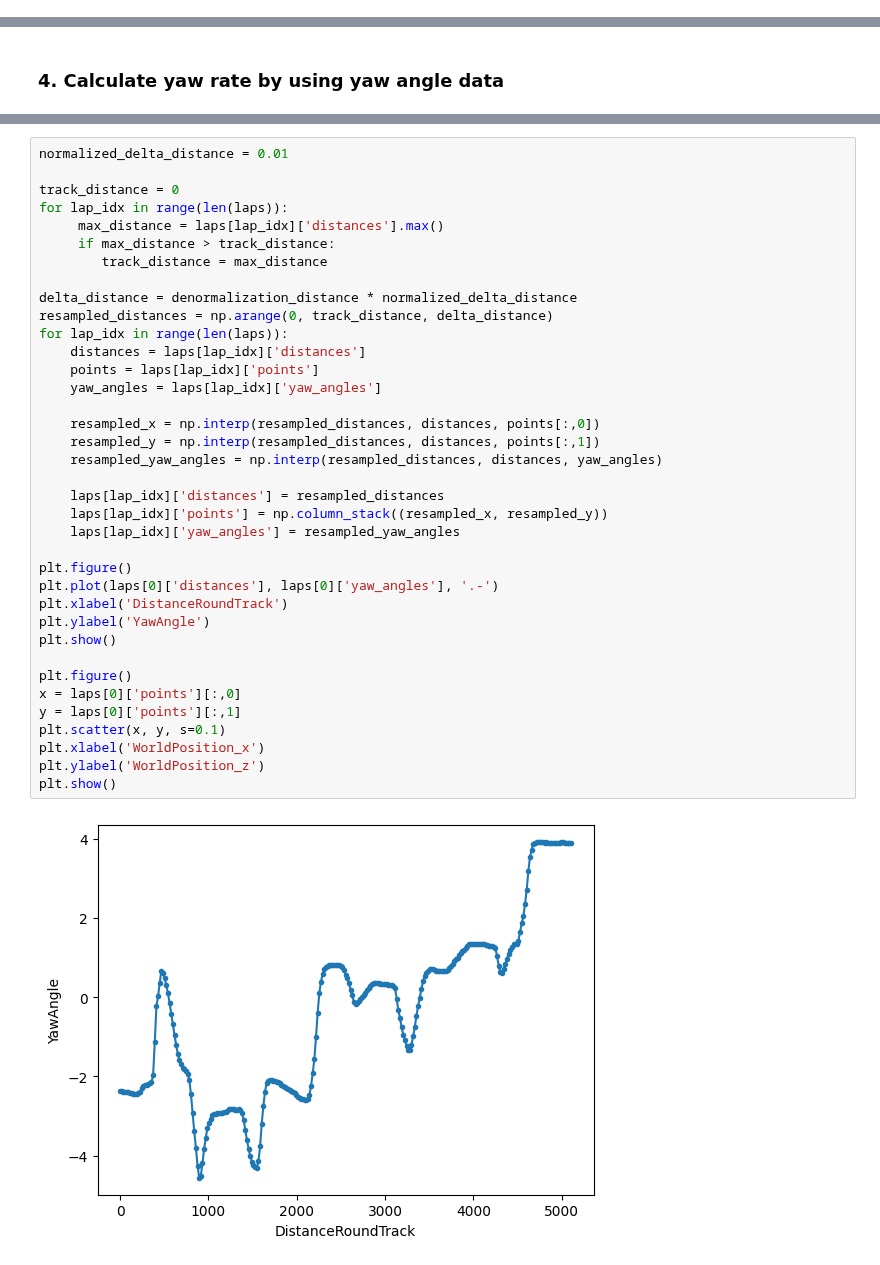
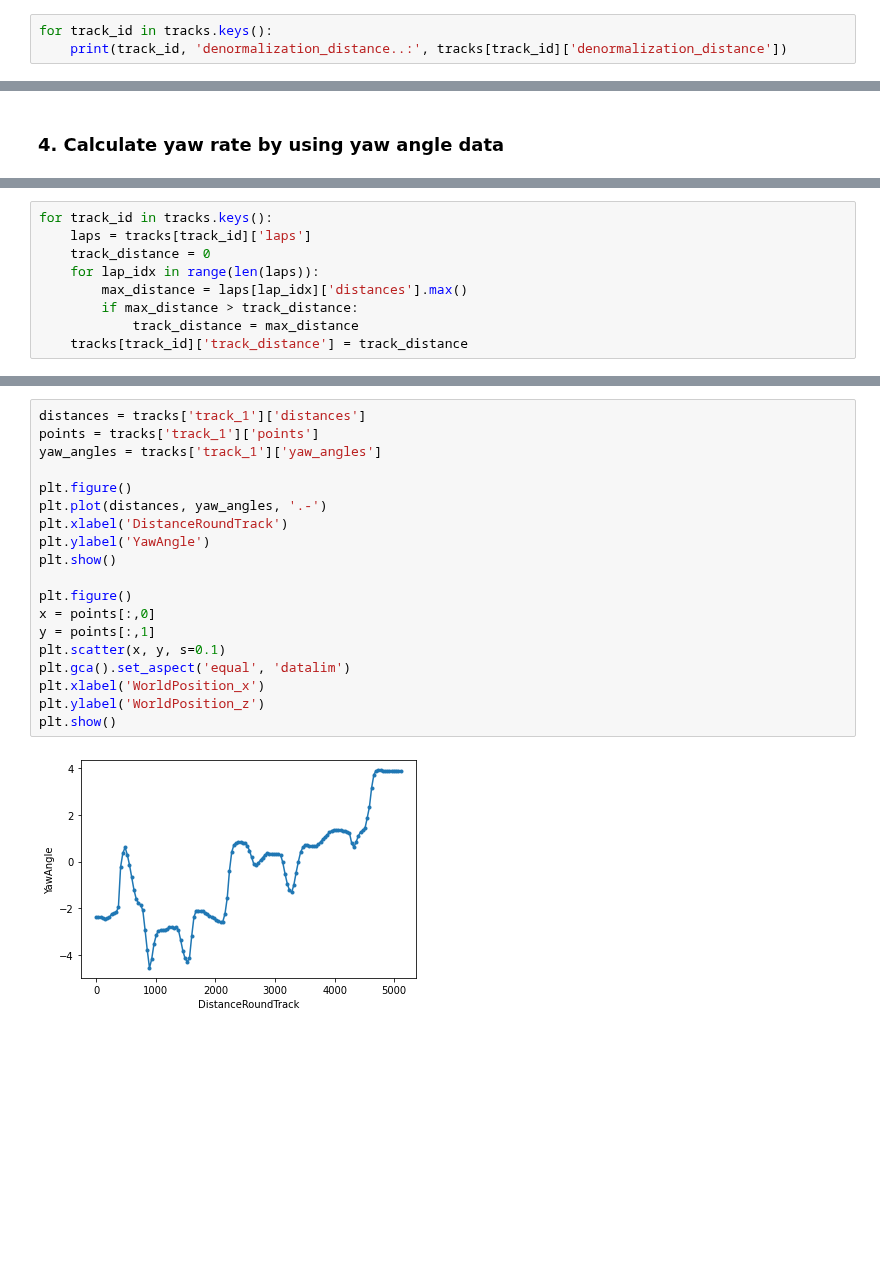
Before and after one commit to b4mad/racing, a Jupyter notebook: notebooks/track_sections_from_coordinates.ipynb, the cells around one changed output, grey strips where cells are left out. Saved outputs shown, nothing was run; the diff lists cells and outputs as text; blank space fills up the shorter version.

```diff
--- a/notebooks/track_sections_from_coordinates.ipynb
+++ b/notebooks/track_sections_from_coordinates.ipynb
@@ -331,0 +446,3 @@ plt.show()
+# %%
+for track_id in tracks.keys():
+    print(track_id, 'denormalization_distance..:', tracks[track_id]['denormalization_distance'])
@@ -404,0 +454,9 @@ print(denormalization_distance)
+# %%
+for track_id in tracks.keys():
+    laps = tracks[track_id]['laps']
+    track_distance = 0
+    for lap_idx in range(len(laps)):
+        max_distance = laps[lap_idx]['distances'].max()
+        if max_distance > track_distance:
+            track_distance = max_distance
+    tracks[track_id]['track_distance'] = track_distance
@@ -405,39 +486,21 @@ print(denormalization_distance)
 # %%
-normalized_delta_distance = 0.01
-
-track_distance = 0
-for lap_idx in range(len(laps)):
-     max_distance = laps[lap_idx]['distances'].max()
-     if max_distance > track_distance:
-        track_distance = max_distance
-
-delta_distance = denormalization_distance * normalized_delta_distance
-resampled_distances = np.arange(0, track_distance, delta_distance)
-for lap_idx in range(len(laps)):
-    distances = laps[lap_idx]['distances']
-    points = laps[lap_idx]['points']
-    yaw_angles = laps[lap_idx]['yaw_angles']
-
-    resampled_x = np.interp(resampled_distances, distances, points[:,0])
-    resampled_y = np.interp(resampled_distances, distances, points[:,1])
-    resampled_yaw_angles = np.interp(resampled_distances, distances, yaw_angles)
-
-    laps[lap_idx]['distances'] = resampled_distances
-    laps[lap_idx]['points'] = np.column_stack((resampled_x, resampled_y))
-    laps[lap_idx]['yaw_angles'] = resampled_yaw_angles
+distances = tracks['track_1']['distances']
+points = tracks['track_1']['points']
+yaw_angles = tracks['track_1']['yaw_angles']
 
 plt.figure()
-plt.plot(laps[0]['distances'], laps[0]['yaw_angles'], '.-')
+plt.plot(distances, yaw_angles, '.-')
 plt.xlabel('DistanceRoundTrack')
 plt.ylabel('YawAngle')
 plt.show()
 
 plt.figure()
-x = laps[0]['points'][:,0]
-y = laps[0]['points'][:,1]
+x = points[:,0]
+y = points[:,1]
 plt.scatter(x, y, s=0.1)
+plt.gca().set_aspect('equal', 'datalim')
 plt.xlabel('WorldPosition_x')
 plt.ylabel('WorldPosition_z')
 plt.show()
 # %% [output]
-[figure, old version]
+[figure, new version]
```
Also changed, not shown: parts of 24 cells of this notebook.
